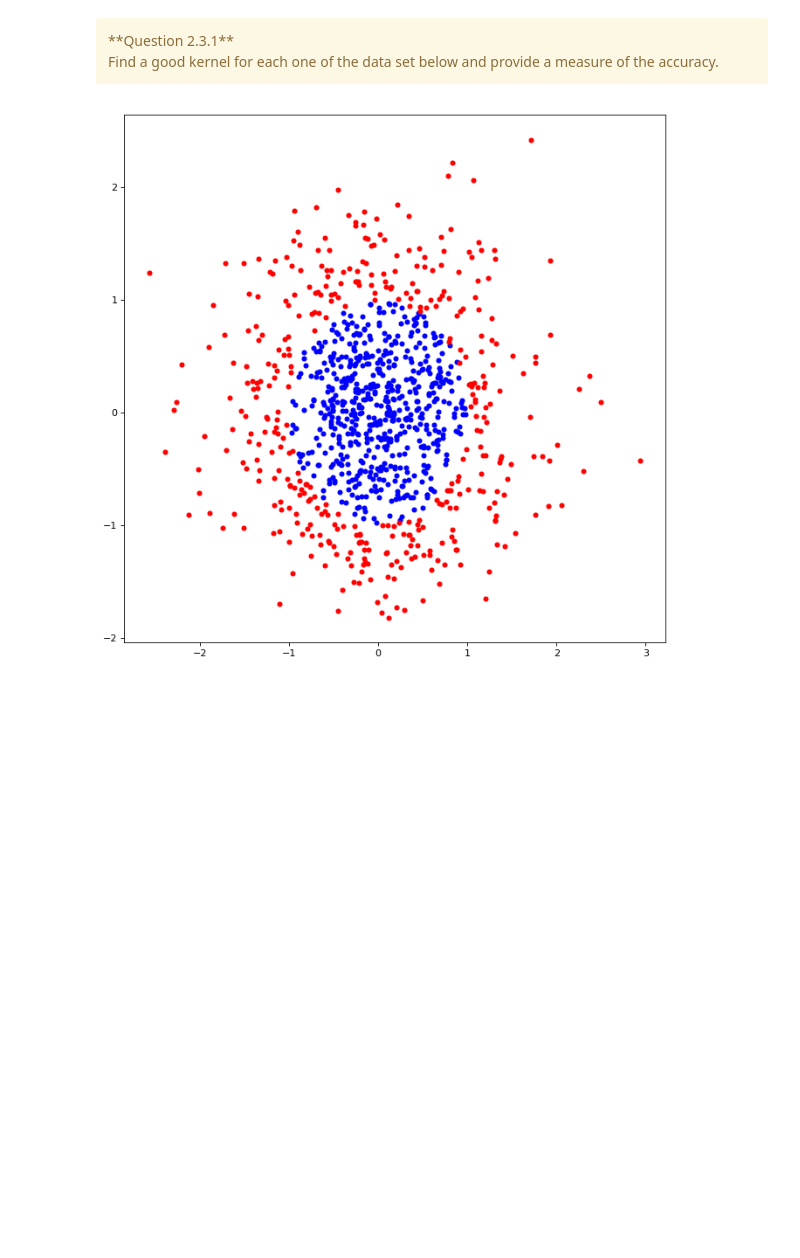
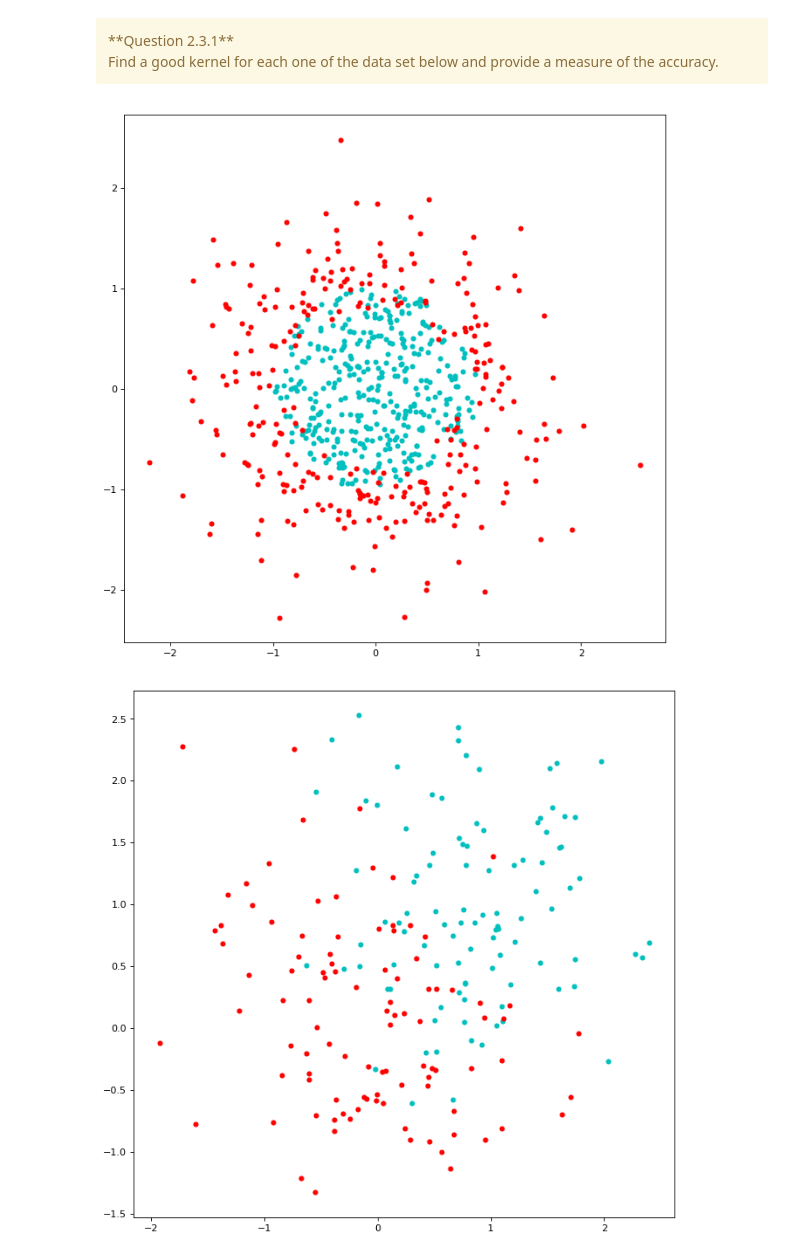
Before and after one commit to erwanlecarpentier/MLclass, a Jupyter notebook: Practice/SVMs/SVM.ipynb, the cells around one changed output. Saved outputs shown, nothing was run; the diff lists cells and outputs as text; code cells hidden in the pictures; blank space fills up the shorter version.

```diff
--- a/Practice/SVMs/SVM.ipynb
+++ b/Practice/SVMs/SVM.ipynb
@@ -345,51 +400,10 @@ Click [here](http://scikit-learn.org/stable/modules/generated/sklearn.svm.SVC.ht
 <div class="alert alert-warning">**Question 2.3.1**<br>
 Find a good kernel for each one of the data set below and provide a measure of the accuracy.
 </div>
-# %%
-import csv
-import numpy as np
-
-def to_csv(name, mode, data):
-    with open(name, mode) as csvfile:
-        w = csv.writer(csvfile, delimiter=',', quotechar='|', quoting=csv.QUOTE_MINIMAL)
-        for d in data:
-            w.writerow(d)
-
-def gen_gauss(m, v, lab, nb):
-    d = []
-    for i in range(nb):
-        d.append(np.concatenate((np.random.normal(loc=m, scale=v, size=2),[lab]),axis=0))
-    return d
-
-name = 'data2.csv'
-
-
-n = 1000
-
-d = gen_gauss([0, 0], 0.75, +1, n)
-delete = []
-for i in range(len(d)):
-    if (d[i][0]**2 + d[i][1]**2 < 1):
-        delete.append(i)
-d = np.delete(d, delete, axis=0)
-to_csv(name, 'w', d)
-
-
-d = gen_gauss([0, 0], 0.75, -1, n)
-delete = []
-for i in range(len(d)):
-    if (d[i][0]**2 + d[i][1]**2 > 1):
-        delete.append(i)
-d = np.delete(d, delete, axis=0)
-to_csv(name, 'a', d)
-
-
-
-
-
-
-
-plot_data("data2.csv")
-# %% [output]
-[figure, removed]
+# %%
+plot_data("data/data2.csv")
+plot_data("data/data1.csv")
+# %% [output]
+[figure, added]
+[figure, added]
 # %% [markdown]
```
Also changed, not shown: parts of 45 cells of this notebook, 7 other files.
